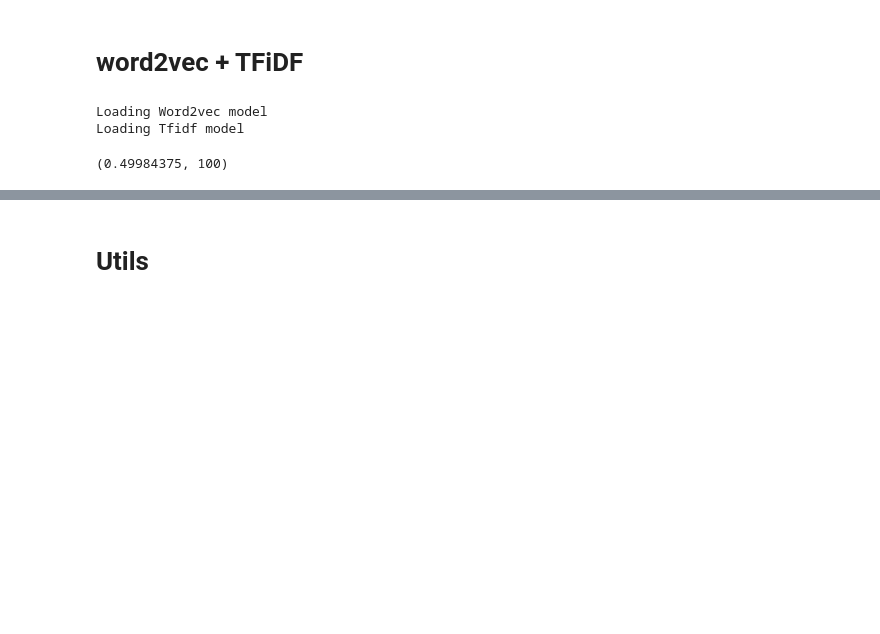
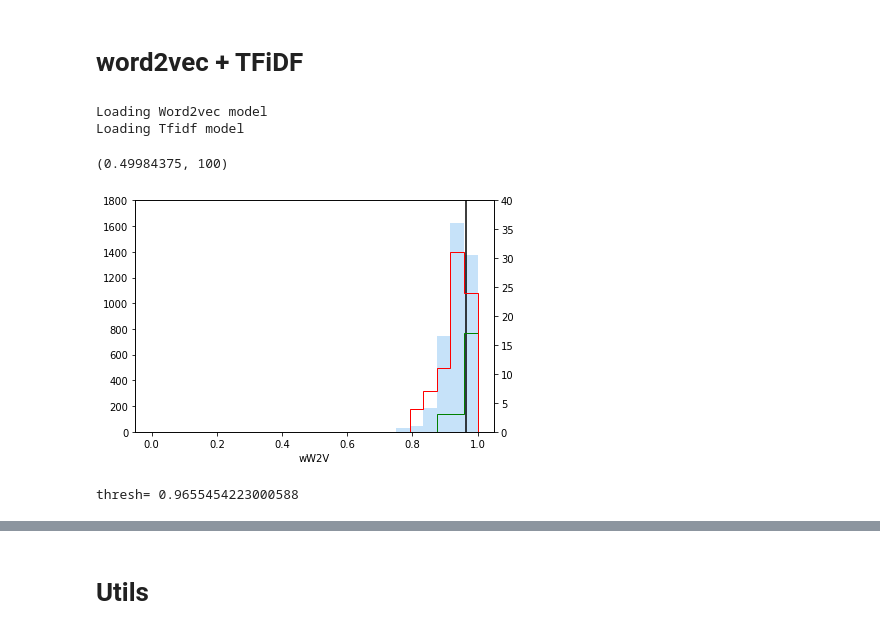
Before and after one commit to mmr12/Data-Science-lab-2018, a Jupyter notebook: PreperationWork/Poster_figs/Similarities_figs.ipynb, the cells around one changed output, grey strips where cells are left out. Cells and saved outputs as stored; diff of their text form; code cells hidden in the pictures; blank space fills up the shorter version.

```diff
--- a/PreperationWork/Poster_figs/Similarities_figs.ipynb
+++ b/PreperationWork/Poster_figs/Similarities_figs.ipynb
@@ -223,3 +222,10 @@ last_m_val = all_avg(doc_prepro=val_prepro,
 np.sum(last_m_val>0)/(100*128), len(val_prepro)
 # %% [output]
 (0.49984375, 100)
+# %%
+SFT, valyes, valno = do_stuff(mean_faq_ans, mean_ticket_ans, last_m_val)
+legend = 'wW2V'
+plot_stuff(SFT, valyes, valno, a = 1800, b = 40, l = legend)
+# %% [output]
+[figure, added]
+thresh= 0.9655454223000588
```
Also changed, not shown: parts of 18 cells of this notebook, 7 other files.
